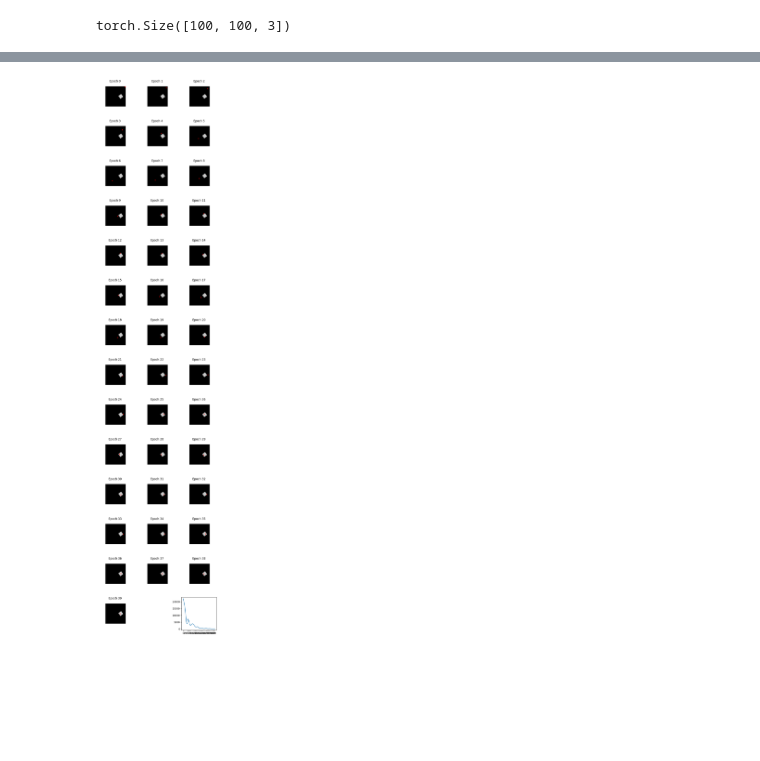
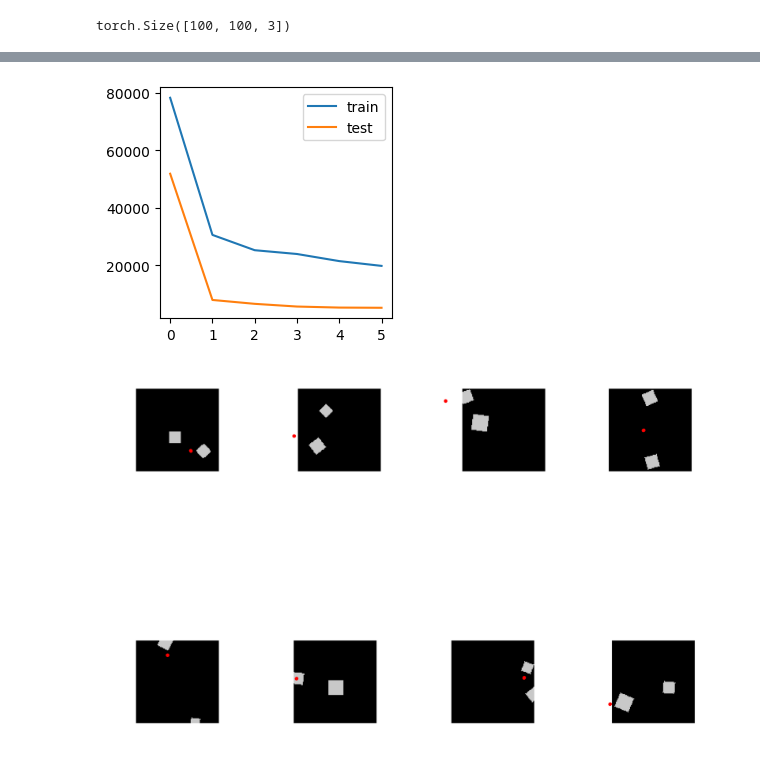
Before and after one commit to Whatisthisname/bbox-diffusion, a Jupyter notebook: toy_dataset.ipynb, the cells around one changed output, grey strips where cells are left out. Saved outputs shown, nothing was run; the diff lists cells and outputs as text; code cells hidden in the pictures; blank space fills up the shorter version.

Commit message:
autoregressive model

```diff
--- a/toy_dataset.ipynb
+++ b/toy_dataset.ipynb
@@ -222,7 +231,7 @@ import tqdm
 import pred_model
 # Training parameters
 
-num_epochs = 40
+num_epochs = 100
 learning_rate = 0.001
 
 # Initialize model, loss function, and optimizer
@@ -232,7 +241,8 @@ optimizer = torch.optim.Adam(model.parameters(), lr=learning_rate)
 test_images = []
 
 # Training loop
-losses = []
+train_losses = []
+test_losses = []
 for epoch in range(num_epochs):
     model.eval()
     with torch.no_grad():
@@ -241,9 +251,17 @@ for epoch in range(num_epochs):
             utils.draw_points_on_image(test_img.numpy(), test_pred_points[0])
         )
 
+    test_loss = 0.0
+    for images, target_bboxes in test_dataloader:
+        pred_points = model(images)
+        loss = point_matching_loss_greedy(pred_points, target_bboxes)
+        test_loss += loss.item()
+    test_losses.append(test_loss / len(test_dataloader))
+
     model.train()
     running_loss = 0.0
-    for images, target_bboxes in tqdm.tqdm(dataloader):
+
+    for images, target_bboxes in tqdm.tqdm(train_dataloader):
         #### override data to be the test image
         # images = test_img.permute(2, 0, 1).unsqueeze(0)
         # target_bboxes = test_bboxes.unsqueeze(0)
@@ -254,9 +272,10 @@ for epoch in range(num_epochs):
         loss.backward()
         optimizer.step()
         running_loss += loss.item()
-        # optimizer.step()_loss += loss.item()
-        losses.append(loss.item())
+    train_losses.append(running_loss / len(train_dataloader))
 
-    print(f"Epoch [{epoch+1}/{num_epochs}], Loss: {running_loss/len(dataloader)}")
-    # losses.append(running_loss / len(dataloader))
+    # Early stopping condition
+    if epoch > 4 and min(test_losses[-10:]) >= min(test_losses):
+        print(f"Early stopping at epoch {epoch} due to no improvement in test loss.")
+        break
 # %% [output]
@@ -276,21 +283,29 @@ Epoch [12/40], Loss: 3703.51416015625
-# %%
-# go through all images and plot them in a img grid
-n_images = len(test_images) + 1
-n_cols = 3
-n_rows = n_images // n_cols + 1
-fig, ax = plt.subplots(n_rows, n_cols, figsize=(n_cols * 3, n_rows * 3))
-for i in range(n_images - 1):
-    this_ax = ax[i // n_cols, i % n_cols]
-    this_ax.imshow(test_images[i], origin="lower")
-    this_ax.axis("off")
-    this_ax.set_title(f"Epoch {i}")
-
-[a.axis("off") for a in ax.flatten()]
-
-ax.flatten()[-1].plot(losses)
-ax.flatten()[-1].axis("on")
-ax.flatten()[-1].set_xticks(range(len(losses)))
-
-plt.show();
-# %% [output]
-[figure, removed]
+# %%
+fig, ax = plt.subplots(1, 1, figsize=(3, 3))
+ax.plot(train_losses, label="train")
+ax.plot(test_losses, label="test")
+ax.set_xticks(range(len(train_losses)))
+ax.legend()
+
+plt.show();
+# %% [output]
+[figure, added]
+# %%
+model.eval()
+with torch.no_grad():
+    for images, target_bboxes in test_dataloader:
+        pred_points = model(images)
+        batch_size = pred_points.size(0)
+        fig, ax = plt.subplots(2, batch_size // 2, figsize=(10, 10), dpi=300)
+        # hspace:
+        fig.subplots_adjust(hspace=-0.3, wspace=0.1)
+        ax = ax.flatten()
+        for i in range(batch_size):
+            img = utils.draw_points_on_image(
+                images[i].permute(1, 2, 0).numpy(), pred_points[i]
+            )
+            ax[i].imshow(img)
+            ax[i].axis("off")
+        break
+# %% [output]
+[figure, added]
```
Also changed, not shown: parts of 3 cells of this notebook, 2 other files.
